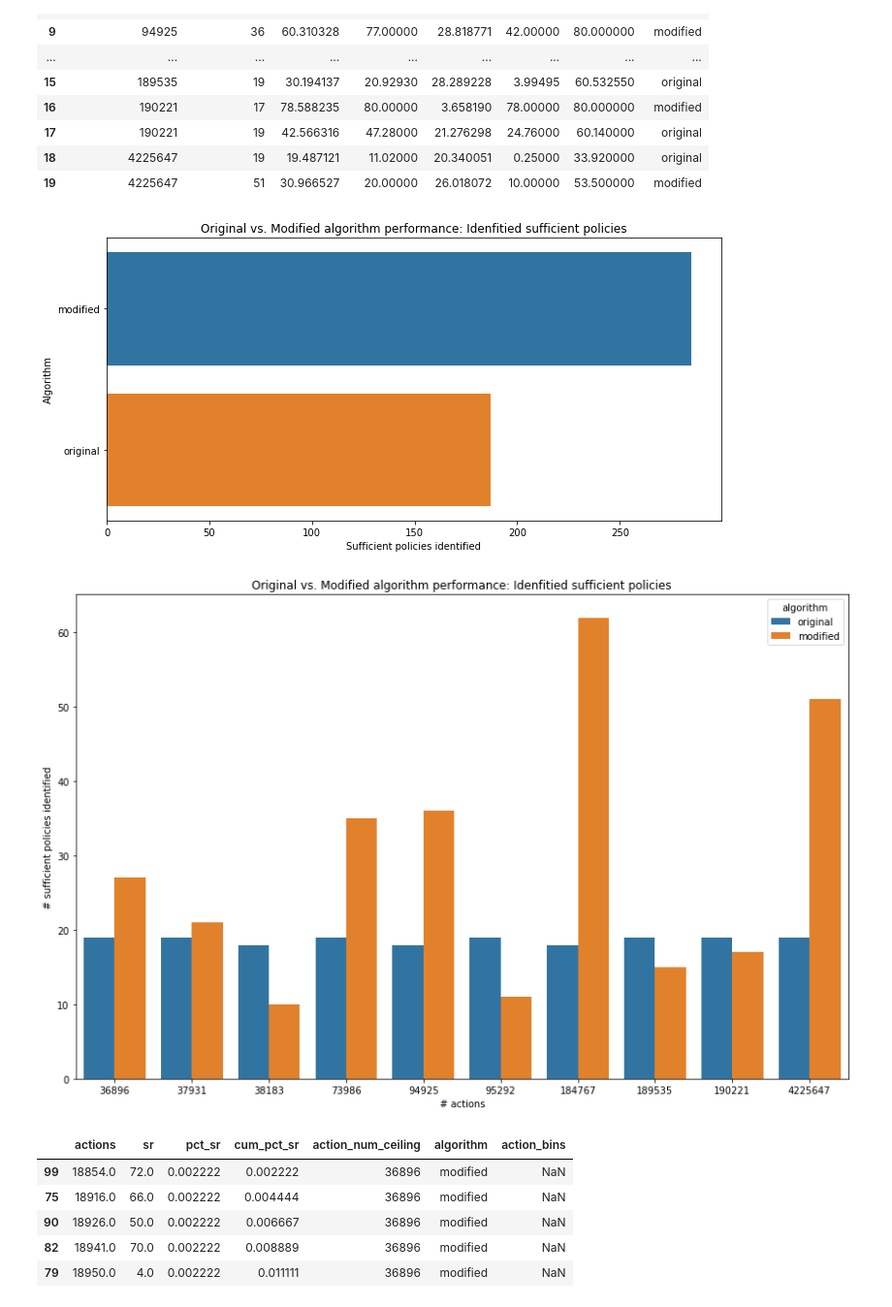
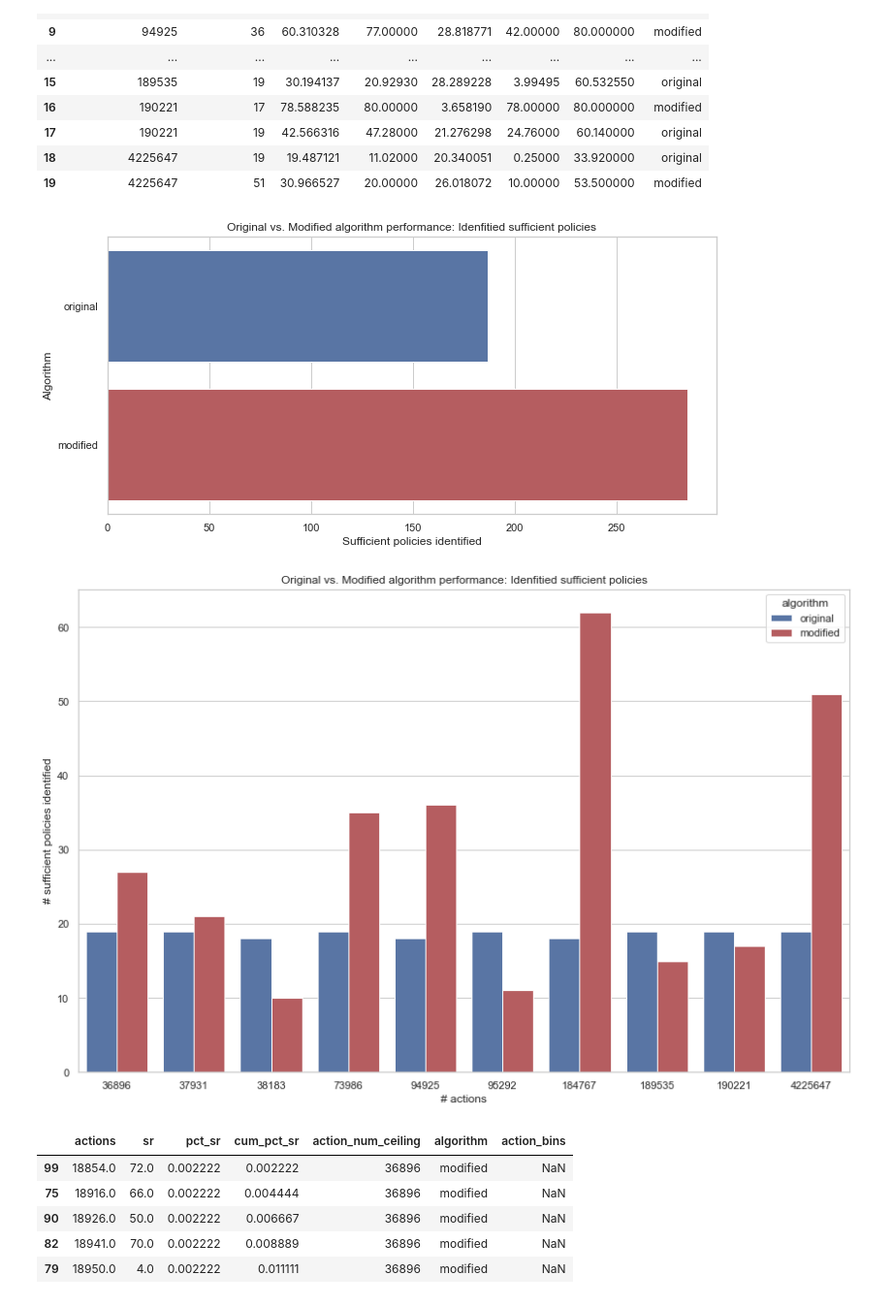
Before and after one commit to PandulaP/RL_Research, a Jupyter notebook: Pb_policy_iteration/cart_pole_modified_env/modified_algo_analysis/mod_vs_original_algo_experiments/evaluation_results.ipynb, the cells around one changed output. Shown at 97% size. Drawn from its saved outputs; the diff is of its cells as text; code cells hidden in the pictures.

Commit message:
updated the colors and ordering of evaluation plots

```diff
--- a/Pb_policy_iteration/cart_pole_modified_env/modified_algo_analysis/mod_vs_original_algo_experiments/evaluation_results.ipynb
+++ b/Pb_policy_iteration/cart_pole_modified_env/modified_algo_analysis/mod_vs_original_algo_experiments/evaluation_results.ipynb
@@ -3,6 +3,8 @@ import pandas as pd
 import numpy as np
 import matplotlib.pyplot as plt
 import seaborn as sns
+
+sns.set(style="white")
 # %%
 def process_eval_file(file_name:str):
 
@@ -462,23 +472,27 @@ summary_final
 # %%
 fig, ax = plt.subplots(figsize=(10,5))
 
 sns.barplot( x = 'num_records'
             , y = 'algorithm'
+            , order= ['original', 'modified']
+            , palette= ['b', 'r']
             , data = summary_final.groupby('algorithm').num_records.sum().reset_index()
             , ax = ax)
 
 ax.set_title('Original vs. Modified algorithm performance: Idenfitied sufficient policies')
 ax.set_ylabel('Algorithm')
 ax.set_xlabel('Sufficient policies identified')
 plt.tight_layout()
 # %% [output]
-[figure, old version]
+[figure, new version]
 # %%
 fig, ax = plt.subplots(figsize=(12,8))
 
 sns.barplot(y = 'num_records'
             , x = 'action_num_ceiling'
             , hue = 'algorithm'
+            , hue_order= ['original', 'modified']
+            , palette = ['b','r']
             , data = summary_final
             , ax = ax)
 
@@ -487,7 +501,7 @@ ax.set_ylabel('# sufficient policies identified')
 ax.set_xlabel('# actions')
 plt.tight_layout()
 # %% [output]
-[figure, old version]
+[figure, new version]
 # %%
 action_sr_pairs_original_df.loc[:,'algorithm'] = 'original'
 action_sr_pairs_modified_df.loc[:,'algorithm'] = 'modified'
```
Also changed, not shown: parts of 13 cells of this notebook.
